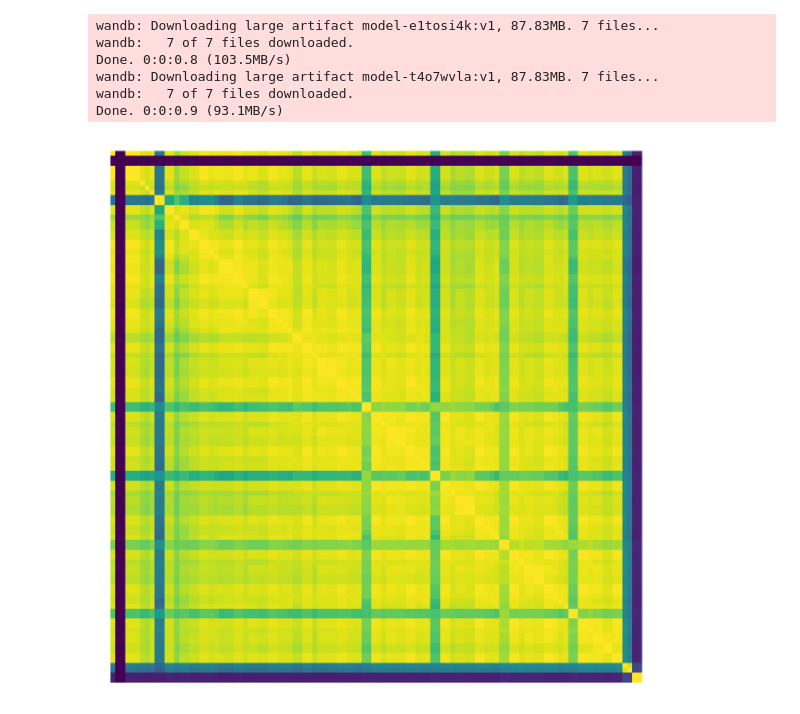
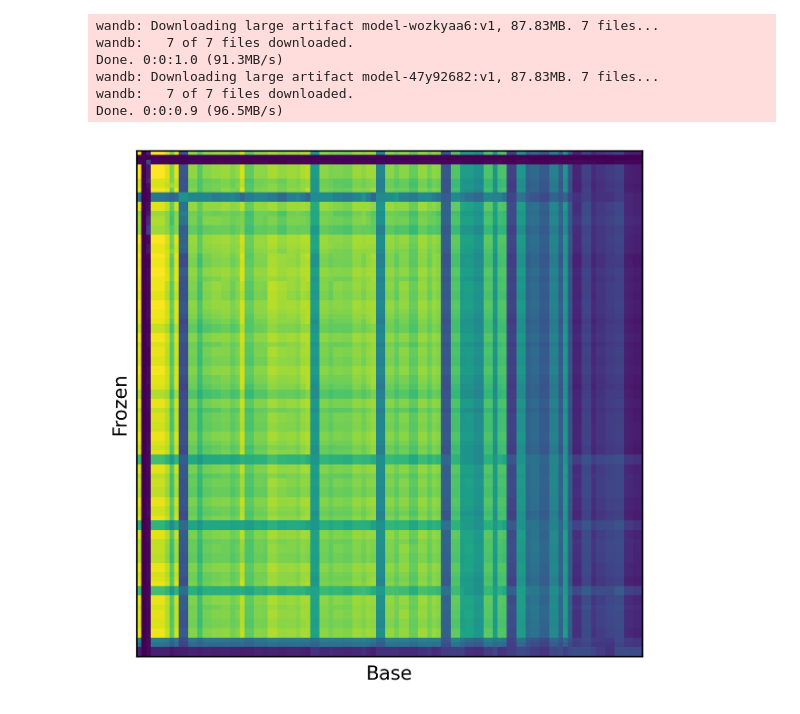
Before and after one commit to Henry-Ash-Williams/masters-thesis, a Jupyter notebook: src/malberta/notebooks/cka.ipynb, the cells around one changed output. Drawn from its saved outputs; the diff is of its cells as text; code cells hidden in the pictures.

Commit message:
Writing and images

```diff
--- a/src/malberta/notebooks/cka.ipynb
+++ b/src/malberta/notebooks/cka.ipynb
@@ -131,13 +131,13 @@ def get_cka(l_id, r_id):
         loop = tqdm(
             total=len(left_activations) ** 2,
             desc=f"{a + 1}/{N_SAMPLES} Computing RSA w/ CKA",
-            leave=True,
+            leave=False,
         )
 
-        for i, (k_b, v_b) in enumerate(right_activations.items()):
+        for i, v_b in enumerate(right_activations.values()):
             base_act = v_b[-1].reshape(v_b[-1].shape[0], -1)
 
-            for j, (k_p, v_p) in enumerate(right_activations.items()):
+            for j, v_p in enumerate(left_activations.values()):
                 pretrained_act = v_p[-1].reshape(v_p[-1].shape[0], -1)
                 sim_matrix[i, j] = linear_CKA(
                     base_act.detach(), pretrained_act.detach()
@@ -199,19 +199,23 @@ def get_cka(l_id, r_id):
 # %%
 N_SAMPLES = 5
 
-sim, _, _ = get_cka(models["base"]["pretrained"], models["base"]["frozen"])
+sim, _, _ = get_cka(models["pob"]["base"], models["pob"]["frozen"])
 # %% [output]
-wandb: Downloading large artifact model-e1tosi4k:v1, 87.83MB. 7 files...
+wandb: Downloading large artifact model-wozkyaa6:v1, 87.83MB. 7 files...
 wandb:   7 of 7 files downloaded.
-Done. 0:0:0.8 (103.5MB/s)
-wandb: Downloading large artifact model-t4o7wvla:v1, 87.83MB. 7 files...
+Done. 0:0:1.0 (91.3MB/s)
+wandb: Downloading large artifact model-47y92682:v1, 87.83MB. 7 files...
 wandb:   7 of 7 files downloaded.
-Done. 0:0:0.9 (93.1MB/s)
+Done. 0:0:0.9 (96.5MB/s)
 # %%
 plt.figure(dpi=300)
 plt.imshow(sim)
-plt.axis("off")
-plt.savefig("../../../writing/thesis/assets/rsa-cka-base-pretrained-frozen.png")
+# plt.axis("off")
+plt.xlabel("Base")
+plt.ylabel("Frozen")
+plt.xticks([])
+plt.yticks([])
+plt.savefig("../../../writing/thesis/assets/rsa-cka-pob-frozen-scratch.png")
 plt.show()
 # %% [output]
-[figure, old version]
+[figure, new version]
```
Also changed, not shown: 22 other files.
